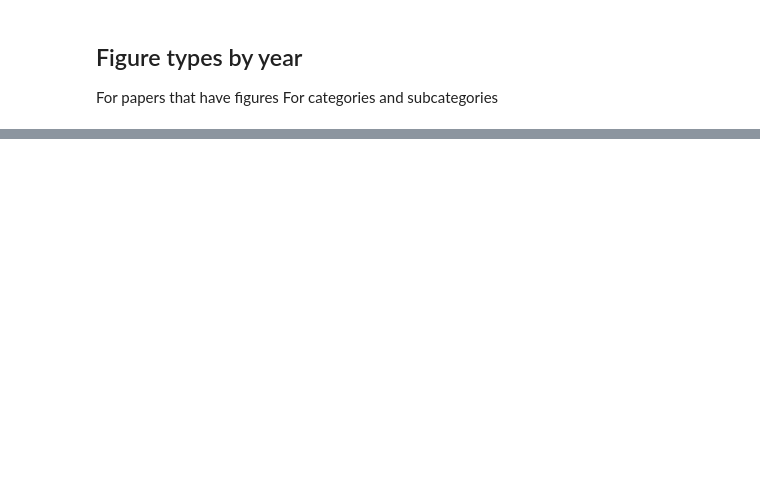
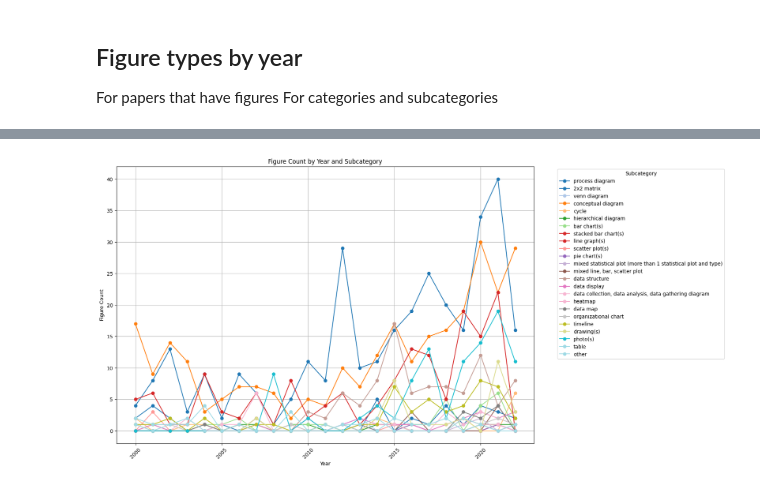
Before and after one commit to polyg314/figure_averaging, a Jupyter notebook: notebooks/data_exploration.ipynb, the cells around one changed output, grey strips where cells are left out. Cells and saved outputs as stored; diff of their text form; code cells hidden in the pictures; blank space fills up the shorter version.

```diff
--- a/notebooks/data_exploration.ipynb
+++ b/notebooks/data_exploration.ipynb
@@ -91,0 +181,61 @@ subcategories_to_check = ["process diagram","conceptual diagram", "cycle", "hier
+# %%
+def count_figures_by_subcategory_and_year(base_directory, excel_directory, subcategories):
+    # Initialize dictionary to hold data
+    figures_by_year_and_subcategory = {year: {subcategory: 0 for subcategory in subcategories} for year in range(2000, 2023)}
+
+    for year in range(2000, 2023):
+        year_str = str(year)
+        excel_path = os.path.join(excel_directory, f"{year}_cropped_and_labeled_figs.xlsx")
+
+        # Process Excel files if they exist
+        if os.path.exists(excel_path):
+            df = pd.read_excel(excel_path)
+
+            # Count figures by subcategory
+            for subcategory in subcategories:
+                count = df[df['subcategory'] == subcategory].shape[0]
+                figures_by_year_and_subcategory[year][subcategory] += count
+
+    return figures_by_year_and_subcategory
+
+def plot_figures_by_subcategory(figures_by_year_and_subcategory, subcategories):
+    plt.figure(figsize=(15, 10))
+
+    # Generate a color map to cycle through
+    color_map = plt.cm.get_cmap('tab20', len(subcategories))
+
+    # Plot data for each subcategory
+    for idx, subcategory in enumerate(subcategories):
+        years = list(figures_by_year_and_subcategory.keys())
+        counts = [figures_by_year_and_subcategory[year][subcategory] for year in years]
+
+        plt.plot(years, counts, label=subcategory, color=color_map(idx), marker='o', linestyle='-')
+
+    plt.title('Figure Count by Year and Subcategory')
+    plt.xlabel('Year')
+    plt.ylabel('Figure Count')
+    plt.grid(True)
+    plt.xticks(rotation=45)
+    plt.legend(title='Subcategory', bbox_to_anchor=(1.05, 1), loc='upper left')
+    plt.show()
+
+# Define base directories
+base_directory = '../papers_by_year'
+excel_directory = '../cropped_and_labeled_image_data'
+
+# Define subcategories list
+subcategories = [
+    "process diagram", "2x2 matrix", "venn diagram", "conceptual diagram", "cycle", "hierarchical diagram",
+    "bar chart(s)", "stacked bar chart(s)", "line graph(s)", "scatter plot(s)", "pie chart(s)",
+    "mixed statistical plot (more than 1 statistical plot and type)", "mixed line, bar, scatter plot",
+    "data structure", "data display", "data collection, data analysis, data gathering diagram",
+    "heatmap", "data map", "organizational chart", "timeline", "drawing(s)", "photo(s)", "table", "other"
+]
+
+# Retrieve data
+figures_by_year_and_subcategory = count_figures_by_subcategory_and_year(base_directory, excel_directory, subcategories)
+
+# Plot the data
+plot_figures_by_subcategory(figures_by_year_and_subcategory, subcategories)
+# %% [output]
+[figure, added]
```
Also changed, not shown: parts of 14 cells of this notebook.
